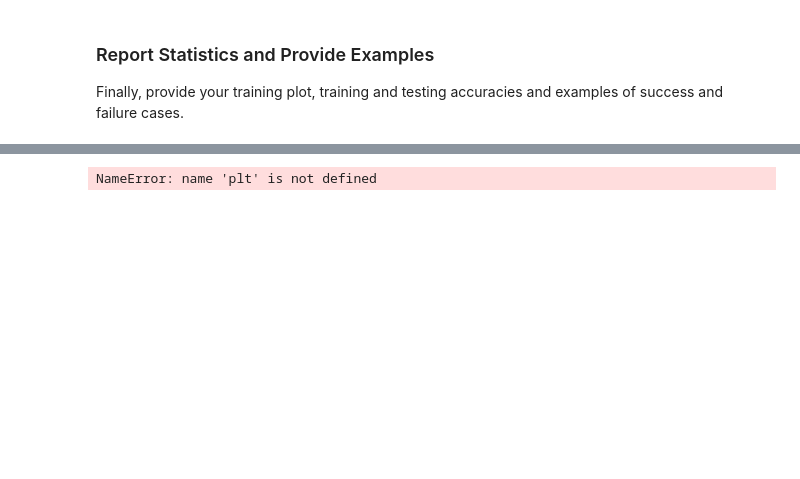
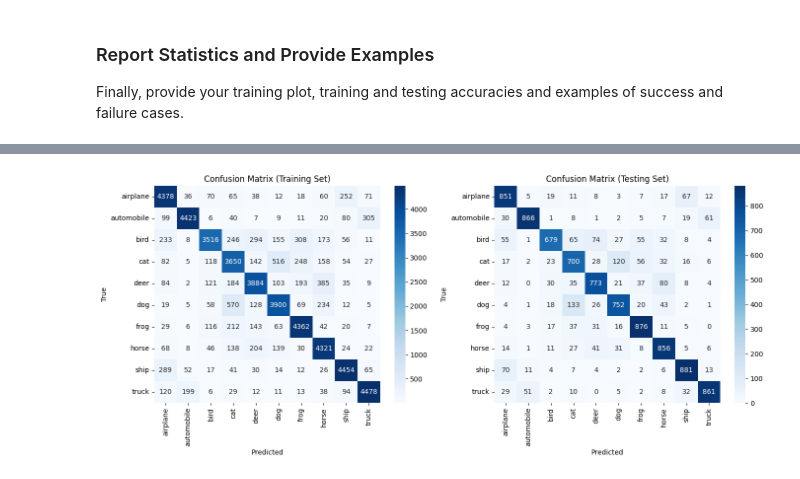
Before and after one commit to kagamirudo/CS-614_Application_ML_AI, a Jupyter notebook: Homework 3/HW3.ipynb, the cells around one changed output, grey strips where cells are left out. Cells and saved outputs as stored; diff of their text form; code cells hidden in the pictures; blank space fills up the shorter version.

```diff
--- a/Homework 3/HW3.ipynb
+++ b/Homework 3/HW3.ipynb
@@ -222,25 +244,44 @@ Testing Accuracy:  79.86%
 # %%
 import matplotlib.pyplot as plt
 # Confusion matrices (training and testing)
 from sklearn.metrics import confusion_matrix
 import seaborn as sns
+import numpy as np
 
 CIFAR10_CLASSES = ['airplane', 'automobile', 'bird', 'cat', 'deer', 'dog', 'frog', 'horse', 'ship', 'truck']
+
+# If kernel was restarted, recompute predictions (requires model, train_loader, test_loader from above)
+if 'train_labels' not in dir() or 'train_preds' not in dir():
+    def _evaluate(model, loader, device=None):
+        model.eval()
+        all_preds, all_labels = [], []
+        with torch.no_grad():
+            for images, labels in loader:
+                if device is not None:
+                    images, labels = images.to(device), labels.to(device)
+                outputs = model(images)
+                _, predicted = torch.max(outputs.data, 1)
+                all_preds.extend(predicted.cpu().numpy())
+                all_labels.extend(labels.cpu().numpy())
+        return np.array(all_preds), np.array(all_labels)
+    device = next(model.parameters()).device
+    train_preds, train_labels = _evaluate(model, train_loader, device)
+    test_preds, test_labels = _evaluate(model, test_loader, device)
 
 fig, axes = plt.subplots(1, 2, figsize=(14, 6))
 cm_train = confusion_matrix(train_labels, train_preds)
 cm_test = confusion_matrix(test_labels, test_preds)
 sns.heatmap(cm_train, xticklabels=CIFAR10_CLASSES, yticklabels=CIFAR10_CLASSES, annot=True, fmt='d', cmap='Blues', ax=axes[0])
 axes[0].set_title('Confusion Matrix (Training Set)')
 axes[0].set_xlabel('Predicted')
 axes[0].set_ylabel('True')
 sns.heatmap(cm_test, xticklabels=CIFAR10_CLASSES, yticklabels=CIFAR10_CLASSES, annot=True, fmt='d', cmap='Blues', ax=axes[1])
 axes[1].set_title('Confusion Matrix (Testing Set)')
 axes[1].set_xlabel('Predicted')
 axes[1].set_ylabel('True')
 plt.tight_layout()
 plt.show()
 # %% [output]
-NameError: name 'plt' is not defined
+[figure, added]
 # %%
 # Success and failure examples (on test set)
```
Also changed, not shown: parts of 10 cells of this notebook, 4 other files.
